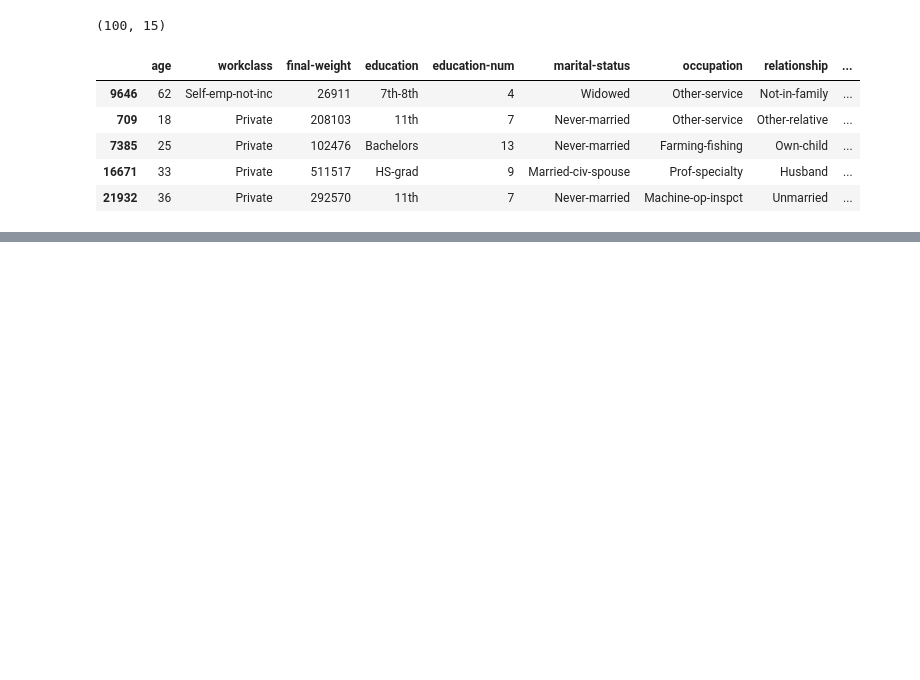
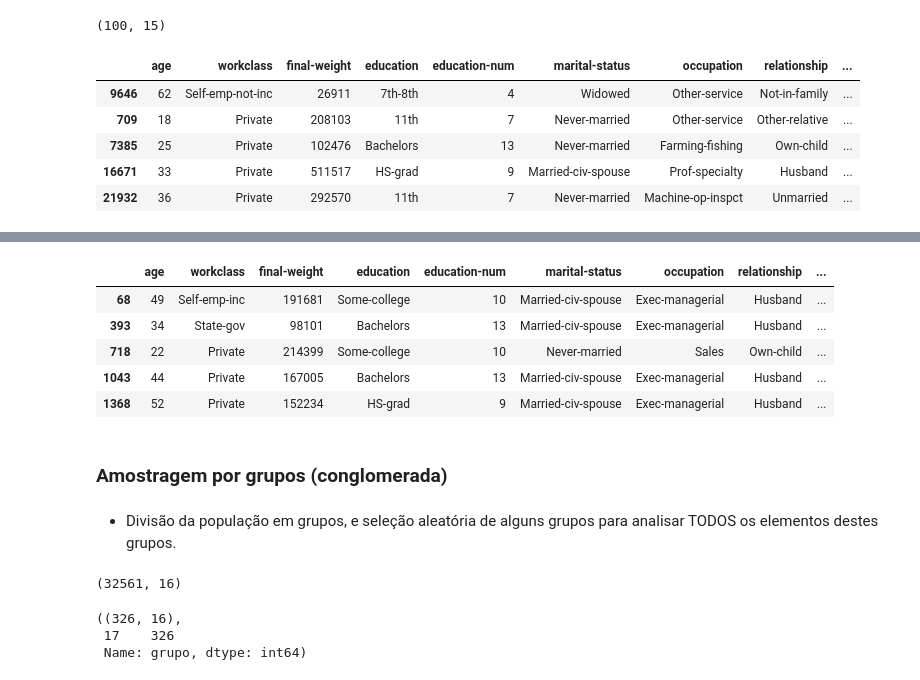
Before and after one commit to joaomxavier/estatistica, a Jupyter notebook: 1 - população e amostra/amostragem.ipynb, the cells around one changed output, grey strips where cells are left out. Saved outputs shown, nothing was run; the diff lists cells and outputs as text; code cells hidden in the pictures; blank space fills up the shorter version.

Commit message:
add tipos de amostragens

```diff
--- a/1 - população e amostra/amostragem.ipynb
+++ b/1 - população e amostra/amostragem.ipynb
@@ -67,0 +132,34 @@ amostragem_aleatoria_simples(dataset, 100)
+# %%
+def amostragem_sistematica(dataset, amostras):
+    """
+    Função que retorna o dataframe com os elementos selecionados após a amostragem sistemática
+    dataset: dataframe que representa a população
+    amostras: nro de elementos da amostra
+    """
+
+    # Obtendo o valor do intervalo fixo
+    intervalo = len(dataset) // amostras
+    # Setando random seed = 1 para retornar sempre a mesma amostra
+    random.seed(1)
+    # Obtendo o índice do primeiro elemento da amostra
+    indice_primeiro = random.randint(0, intervalo)
+    # Construção do vetor que contém todos os índices que serão selecionados para fazer parte da amostra
+    indices = np.arange(indice_primeiro, len(dataset), step = intervalo)
+    # Seleção da amostra com base nos índices obtidos
+    amostra_sistematica = dataset.iloc[indices, :]
+
+    return amostra_sistematica
+# %%
+df_amostra_sistematica = amostragem_sistematica(dataset, 100)
+df_amostra_sistematica.head()
+# %% [output]
+|  | age | workclass | final-weight | education | education-num | marital-status | occupation | relationship | ... |
+| 68 | 49 | Self-emp-inc | 191681 | Some-college | 10 | Married-civ-spouse | Exec-managerial | Husband | ... |
+| 393 | 34 | State-gov | 98101 | Bachelors | 13 | Married-civ-spouse | Exec-managerial | Husband | ... |
+| 718 | 22 | Private | 214399 | Some-college | 10 | Never-married | Sales | Own-child | ... |
+| 1043 | 44 | Private | 167005 | Bachelors | 13 | Married-civ-spouse | Exec-managerial | Husband | ... |
+| 1368 | 52 | Private | 152234 | HS-grad | 9 | Married-civ-spouse | Exec-managerial | Husband | ... |
+# %% [markdown]
+### Amostragem por grupos (conglomerada)
+# %% [markdown]
+* Divisão da população em grupos, e seleção aleatória de alguns grupos para analisar TODOS os elementos destes grupos.
@@ -67,0 +199,14 @@ amostragem_aleatoria_simples(dataset, 100)
+# %%
+dataset.shape
+# %% [output]
+(32561, 16)
+# %%
+# Supondo que iremos dividir a população em 100 grupos
+df_amostragem_conglomerada = amostragem_conglomerada(dataset, 100)
+
+# Podemos visualizar a quantidade de elementos da amostra (326) e o grupo que foi selecionado (17)
+df_amostragem_conglomerada.shape, df_amostragem_conglomerada.grupo.value_counts()
+# %% [output]
+((326, 16),
+ 17    326
+ Name: grupo, dtype: int64)
```
Also changed, not shown: parts of 24 cells of this notebook, 5 other files.
